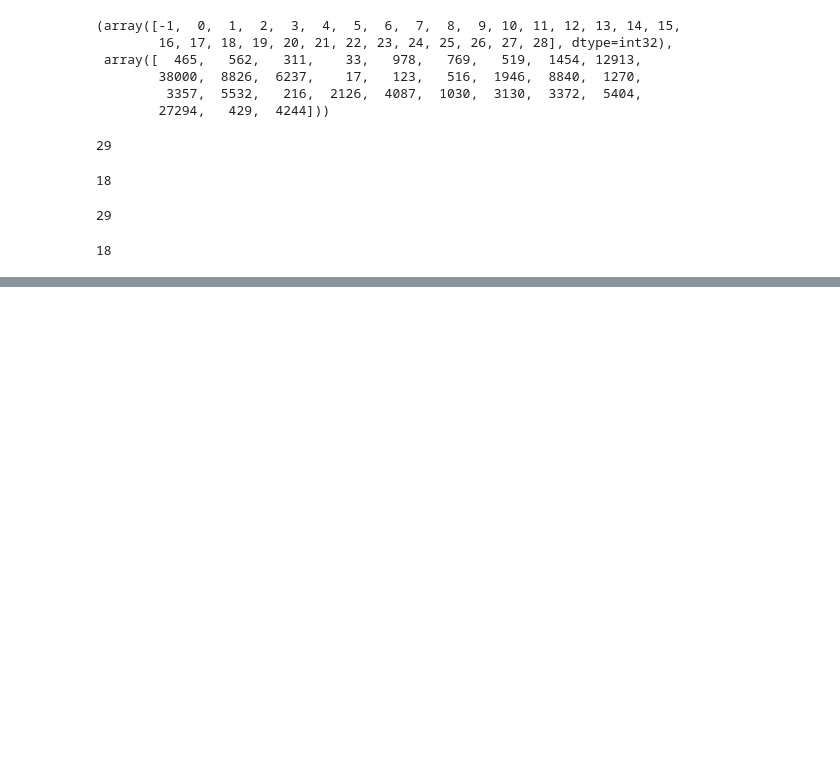
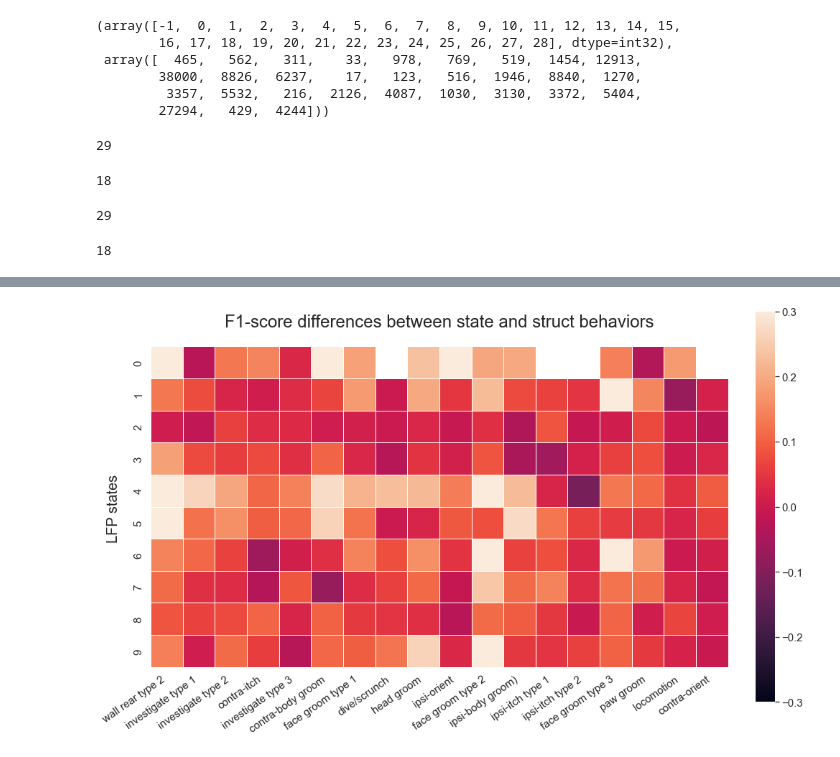
Before and after one commit to zhaizhongyuan/hmm_neural_decoding, a Jupyter notebook: notebooks/lfp_state_decoding/lfp_bp_welch_umap_hdbscan_rf/lfp_bp_welch_umap_hdbscan_rf_pipeline.ipynb, the cells around one changed output, grey strips where cells are left out. Cells and saved outputs as stored; diff of their text form; code cells hidden in the pictures; blank space fills up the shorter version.

```diff
--- a/notebooks/lfp_state_decoding/lfp_bp_welch_umap_hdbscan_rf/lfp_bp_welch_umap_hdbscan_rf_pipeline.ipynb
+++ b/notebooks/lfp_state_decoding/lfp_bp_welch_umap_hdbscan_rf/lfp_bp_welch_umap_hdbscan_rf_pipeline.ipynb
@@ -419,0 +506,24 @@ Text(0.08, 0.5, 'F1-scores')
+# %%
+n_total_behav = len(behavior_of_interest_0)
+f1_score_diff_arr = np.zeros((n_states, n_total_behav))
+existing_behav_mask_list = []
+for state_idx in np.unique(predict_naive):
+    f1_score_diff_state_arrs = []
+    for seed_idx in range(100): # 100 random seeds
+        f1_score_diff_state_arrs.append(f1_score_state_behav_arrs[seed_idx][state_idx] - f1_score_struct_behav_arrs[seed_idx][state_idx])
+    existing_behav_bool_idx = np.in1d(behavior_of_interest_0, uiq_y_arr[state_idx])
+    existing_behav_mask_list.append(existing_behav_bool_idx)
+    f1_score_diff_arr[state_idx][existing_behav_bool_idx] = np.mean(np.vstack(f1_score_diff_state_arrs), axis=0)
+existing_behav_mask = np.vstack(existing_behav_mask_list)
+# %%
+fig = plt.figure(figsize=(18, 10))
+ax = sns.heatmap(f1_score_diff_arr, vmin=-0.3, vmax=.3, linewidths=1, square=True, mask=~existing_behav_mask, xticklabels=behav_names_mod[behavior_of_interest_0], cbar_kws={'shrink': 1, 'anchor':(-0.1, 0.4)})
+cbar = ax.collections[0].colorbar
+cbar.ax.tick_params(labelsize=15)
+plt.xticks(rotation=35, ha='right', fontsize=15)
+plt.yticks(fontsize=15)
+fig.text(0.085, 0.5, 'LFP states', ha='center', va='center', rotation='vertical', fontsize=20)
+fig.text(0.435, 0.86, 'F1-score differences between state and struct behaviors', ha='center', va='center', fontsize=24)
+plt.show()
+# %% [output]
+[figure, added]
```
Also changed, not shown: parts of 15 cells of this notebook, 5 other files.
